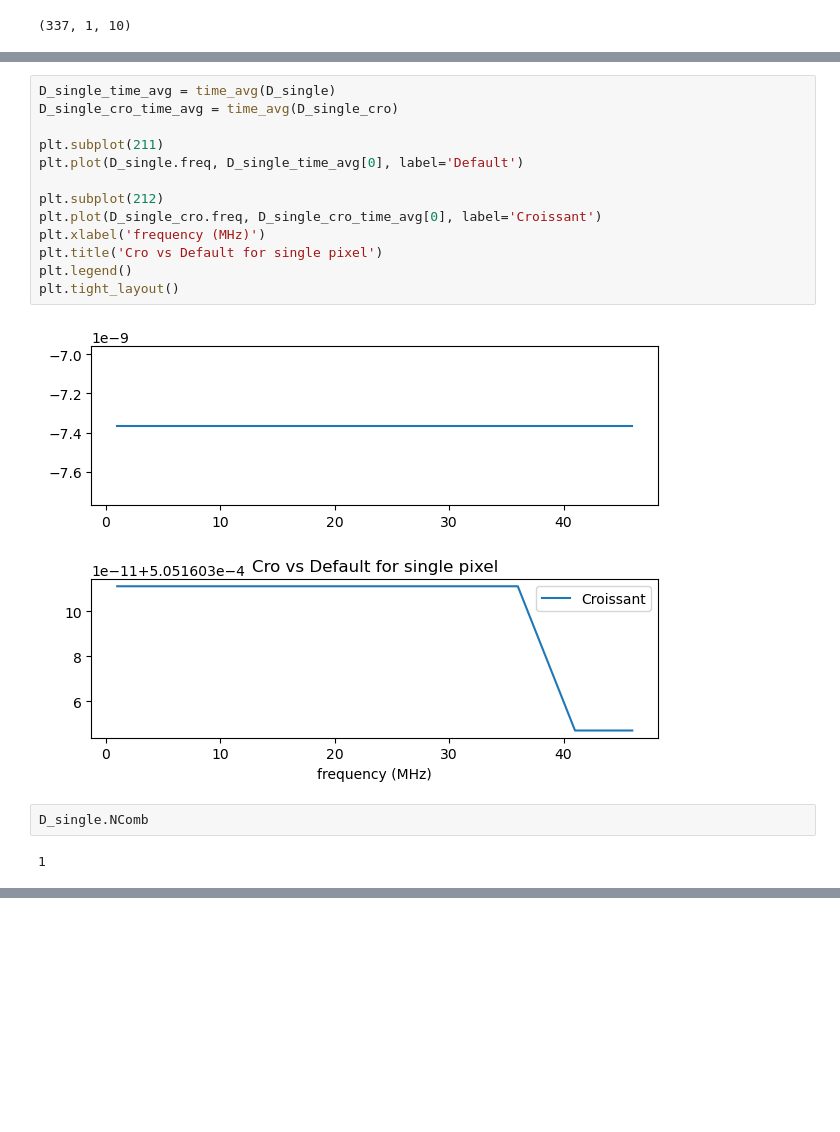
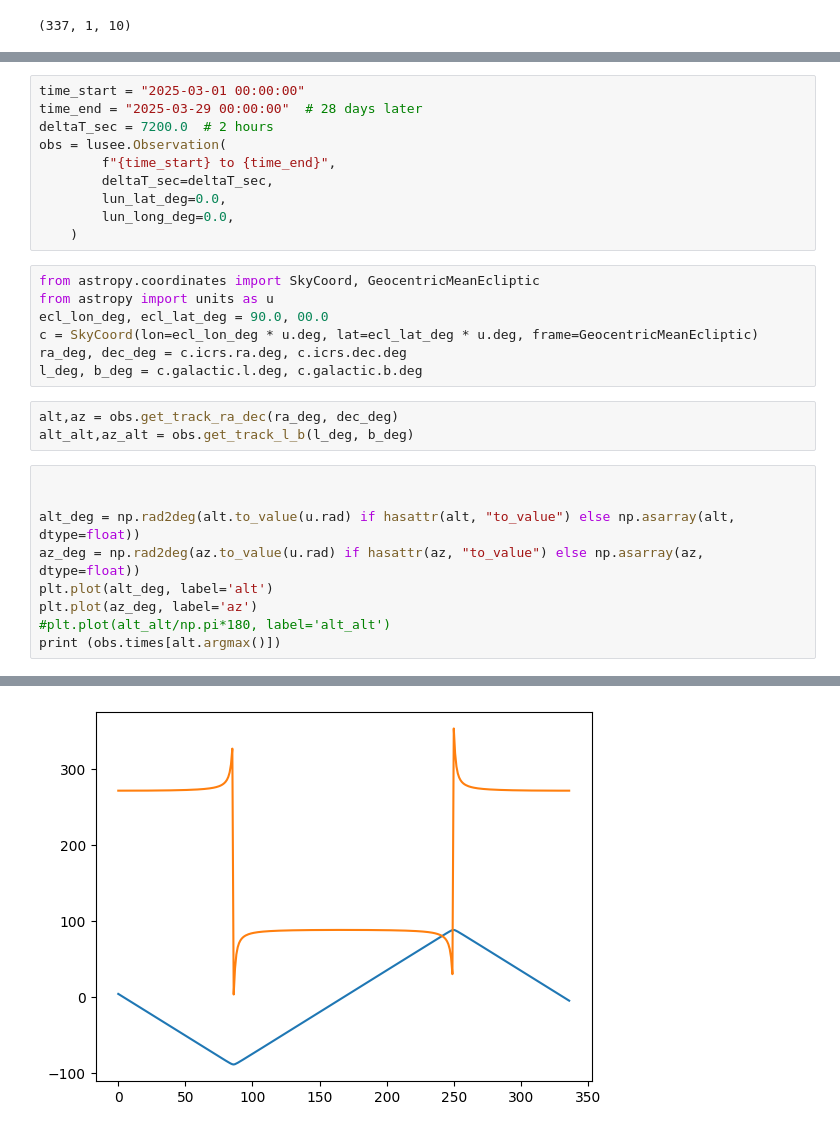
Before and after one commit to lusee-night/luseepy, a Jupyter notebook: simulation/output/plot_default_vs_cro_sims.ipynb, the cells around one changed output, grey strips where cells are left out. Saved outputs shown, nothing was run; the diff lists cells and outputs as text; blank space fills up the shorter version.

```diff
--- a/simulation/output/plot_default_vs_cro_sims.ipynb
+++ b/simulation/output/plot_default_vs_cro_sims.ipynb
@@ -257,19 +278,30 @@ plt.tight_layout()
-# %%
-D_single_time_avg = time_avg(D_single)
-D_single_cro_time_avg = time_avg(D_single_cro)
-
-plt.subplot(211)
-plt.plot(D_single.freq, D_single_time_avg[0], label='Default')
-
-plt.subplot(212)
-plt.plot(D_single_cro.freq, D_single_cro_time_avg[0], label='Croissant')
-plt.xlabel('frequency (MHz)')
-plt.title('Cro vs Default for single pixel')
-plt.legend()
-plt.tight_layout()
-# %% [output]
-[figure, removed]
-# %%
-D_single.NComb
-# %% [output]
-1
+# %%
+time_start = "2025-03-01 00:00:00"
+time_end = "2025-03-29 00:00:00"  # 28 days later
+deltaT_sec = 7200.0  # 2 hours
+obs = lusee.Observation(
+        f"{time_start} to {time_end}",
+        deltaT_sec=deltaT_sec,
+        lun_lat_deg=0.0,
+        lun_long_deg=0.0,
+    )
+# %%
+from astropy.coordinates import SkyCoord, GeocentricMeanEcliptic
+from astropy import units as u
+ecl_lon_deg, ecl_lat_deg = 90.0, 00.0
+c = SkyCoord(lon=ecl_lon_deg * u.deg, lat=ecl_lat_deg * u.deg, frame=GeocentricMeanEcliptic)
+ra_deg, dec_deg = c.icrs.ra.deg, c.icrs.dec.deg
+l_deg, b_deg = c.galactic.l.deg, c.galactic.b.deg
+# %%
+alt,az = obs.get_track_ra_dec(ra_deg, dec_deg)
+alt_alt,az_alt = obs.get_track_l_b(l_deg, b_deg)
+# %%
+
+
+alt_deg = np.rad2deg(alt.to_value(u.rad) if hasattr(alt, "to_value") else np.asarray(alt, dtype=float))
+az_deg = np.rad2deg(az.to_value(u.rad) if hasattr(az, "to_value") else np.asarray(az, dtype=float))
+plt.plot(alt_deg, label='alt')
+plt.plot(az_deg, label='az')
+#plt.plot(alt_alt/np.pi*180, label='alt_alt')
+print (obs.times[alt.argmax()])
+# %% [output]
@@ -275,0 +309 @@ D_single.NComb
+[figure, added]
```
Also changed, not shown: parts of 11 cells of this notebook, 10 other files.
